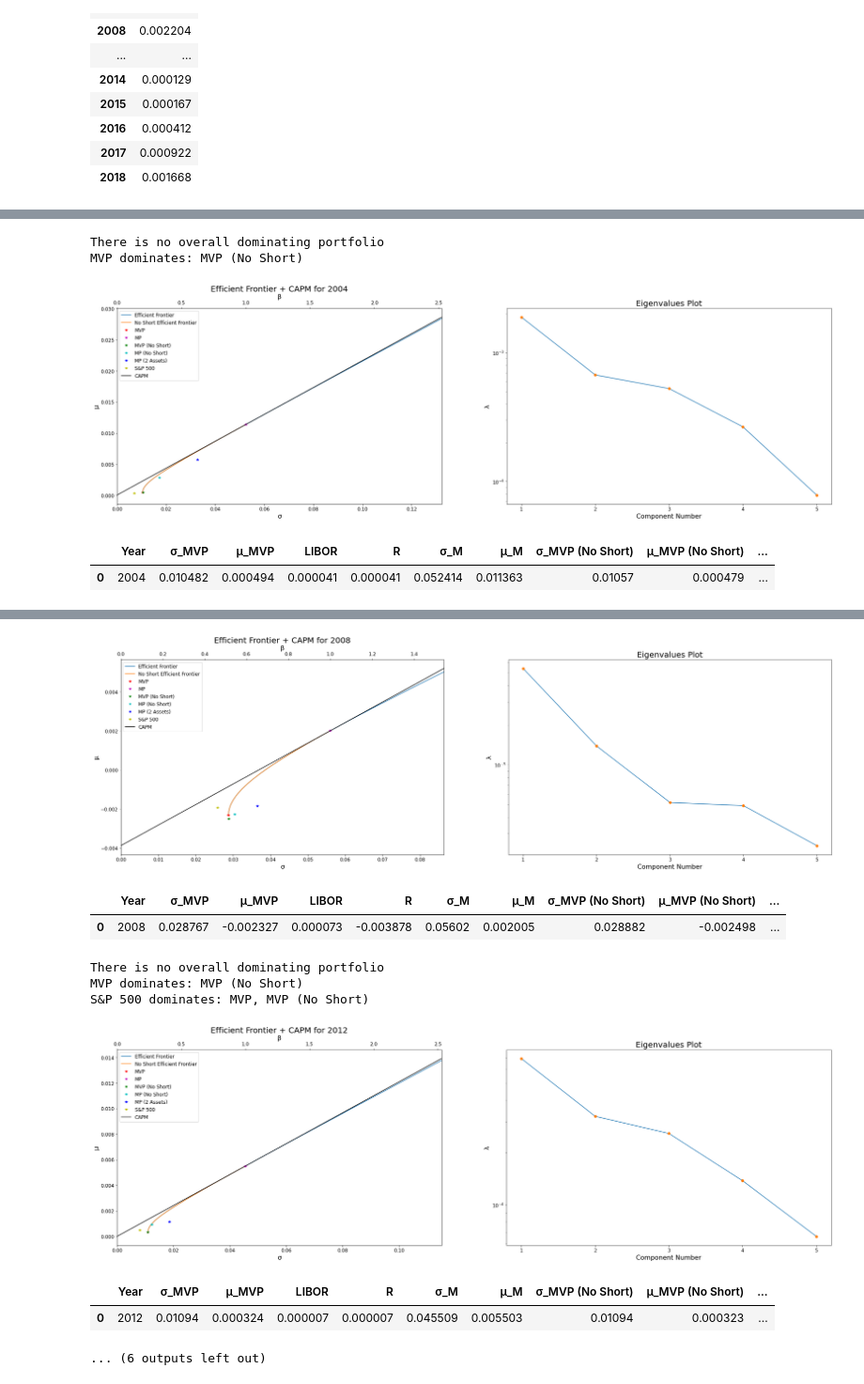
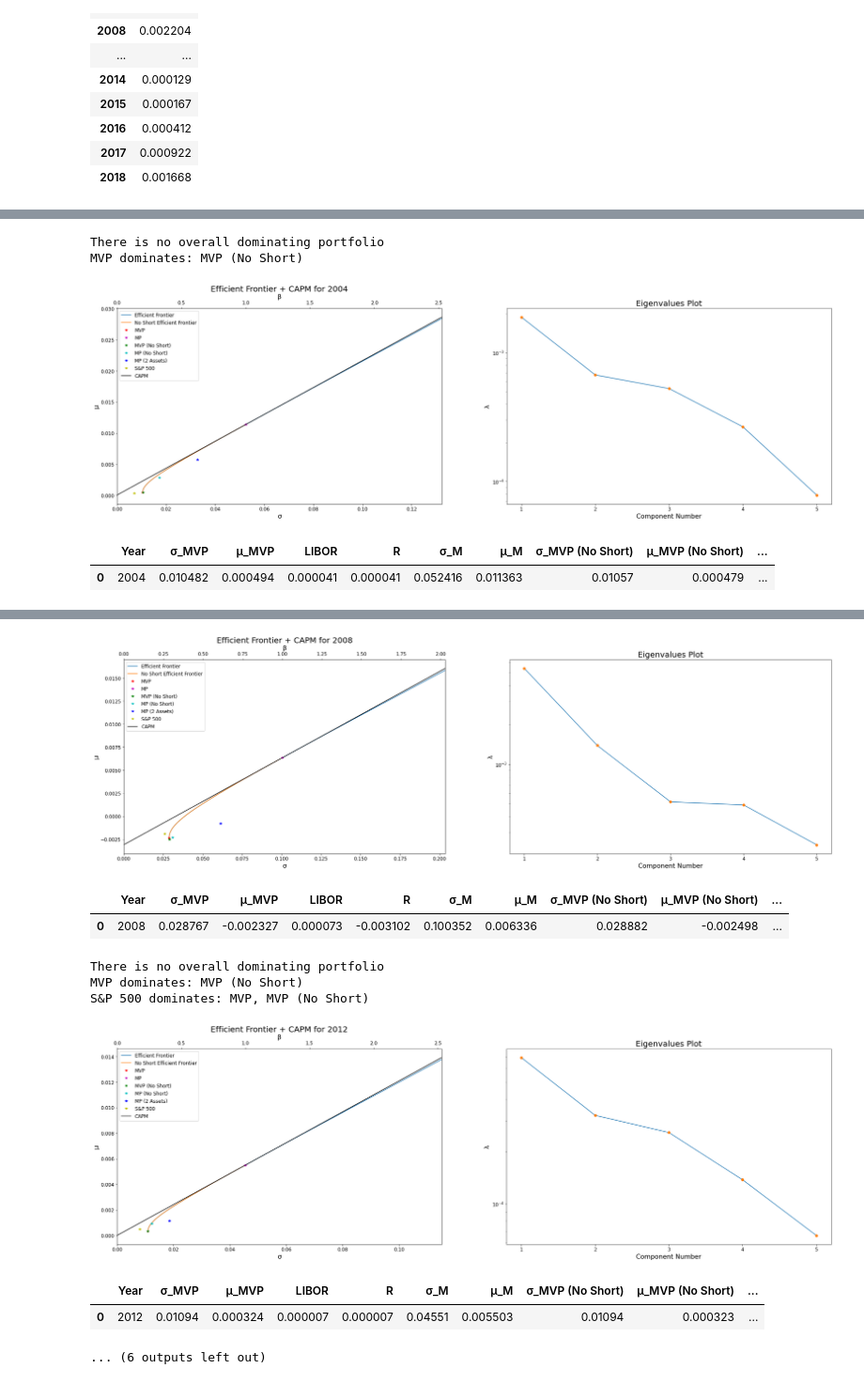
Before and after one commit to markkoszykowski/ECE478---Financial-Signal-Processing, a Jupyter notebook: Problem Set 2/ps2.ipynb, the cells around one changed output, grey strips where cells are left out. Shown at 94% size. Drawn from its saved outputs; the diff is of its cells as text; code cells hidden in the pictures.

```diff
--- a/Problem Set 2/ps2.ipynb
+++ b/Problem Set 2/ps2.ipynb
@@ -339,10 +339,10 @@ for year in YEARS_TO_STUDY:
     df["LIBOR"] = R
 
     # If LIBOR rate close to being greater than MVP log return, then re-adjust to be less than
-    if R >= (.9 if mu_MVP > 0 else 1.1)*mu_MVP:
+    if R >= mu_MVP-0.1*abs(mu_MVP):
         print("Adjusting R:")
         print(F"\tLIBOR rate: {R} >~ mu_MVP {mu_MVP}")
-        R = ((1/3) if mu_MVP > 0 else (5/3))*mu_MVP
+        R = mu_MVP-(1/3)*abs(mu_MVP)
     df["R"] = R
 
     w_dict["M"], sigma_M, mu_M = mp(C, C_inv, m.values, R, ones)
@@ -398,8 +398,8 @@ for year in YEARS_TO_STUDY:
 
     df["ρ_M2_M"] = rho
     df["β_V"] = beta_V
-    df["Systematic Risk"] = sys_risk
-    df["Diversifiable Risk"] = div_risk
+    df["Systematic Risk (2 Assets)"] = sys_risk
+    df["Diversifiable Risk (2 Assets)"] = div_risk
 
 
     ## 7
@@ -501,5 +501,5 @@ There is no overall dominating portfolio
 MVP dominates: MVP (No Short)
 [figure]
 |  | Year | σ_MVP | μ_MVP | LIBOR | R | σ_M | μ_M | σ_MVP (No Short) | μ_MVP (No Short) | ... |
-| 0 | 2004 | 0.010482 | 0.000494 | 0.000041 | 0.000041 | 0.052414 | 0.011363 | 0.01057 | 0.000479 | ... |
+| 0 | 2004 | 0.010482 | 0.000494 | 0.000041 | 0.000041 | 0.052416 | 0.011363 | 0.01057 | 0.000479 | ... |
 Adjusting R:
@@ -507,13 +507,13 @@ Adjusting R:
 There is no overall dominating portfolio
 MVP dominates: MVP (No Short)
 S&P 500 dominates: MVP, MVP (No Short), MP (No Short)
-[figure, old version]
+[figure, new version]
 |  | Year | σ_MVP | μ_MVP | LIBOR | R | σ_M | μ_M | σ_MVP (No Short) | μ_MVP (No Short) | ... |
-| 0 | 2008 | 0.028767 | -0.002327 | 0.000073 | -0.003878 | 0.05602 | 0.002005 | 0.028882 | -0.002498 | ... |
+| 0 | 2008 | 0.028767 | -0.002327 | 0.000073 | -0.003102 | 0.100352 | 0.006336 | 0.028882 | -0.002498 | ... |
 There is no overall dominating portfolio
 MVP dominates: MVP (No Short)
 S&P 500 dominates: MVP, MVP (No Short)
 [figure]
 |  | Year | σ_MVP | μ_MVP | LIBOR | R | σ_M | μ_M | σ_MVP (No Short) | μ_MVP (No Short) | ... |
-| 0 | 2012 | 0.01094 | 0.000324 | 0.000007 | 0.000007 | 0.045509 | 0.005503 | 0.01094 | 0.000323 | ... |
+| 0 | 2012 | 0.01094 | 0.000324 | 0.000007 | 0.000007 | 0.04551 | 0.005503 | 0.01094 | 0.000323 | ... |
 ... (6 outputs left out)
```
Also changed, not shown: parts of 4 cells of this notebook.
